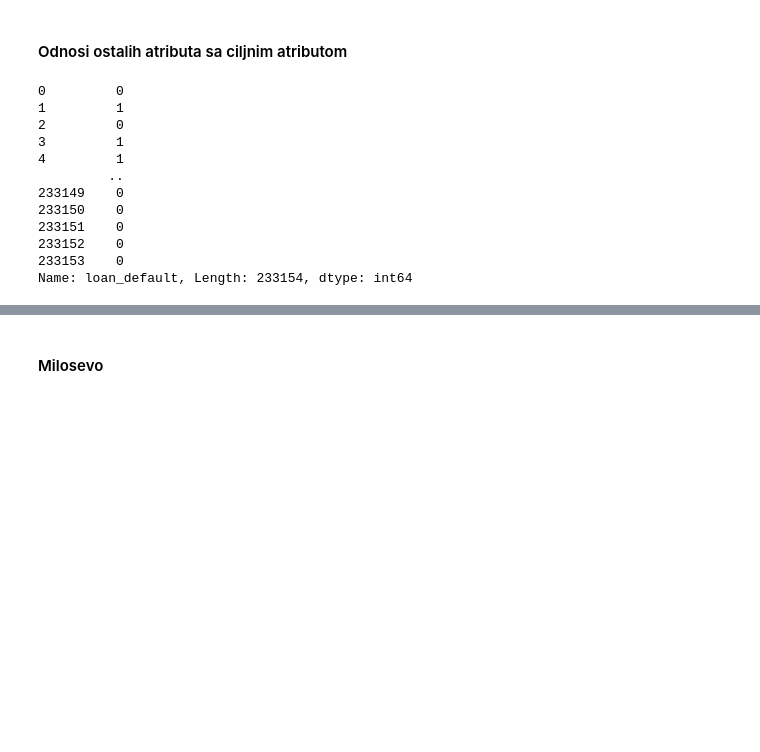
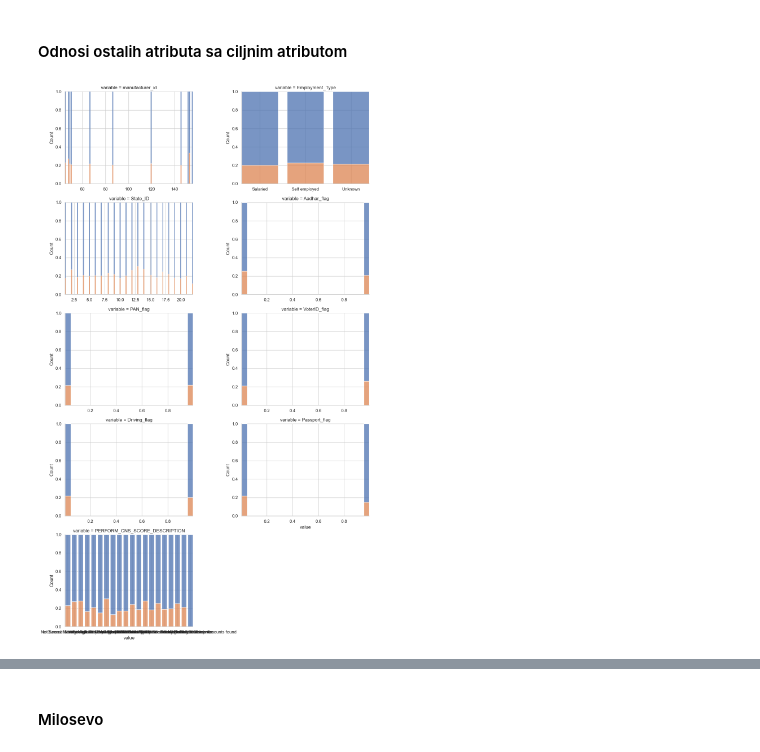
Before and after one commit to olimpijada72/car_loan_default, a Jupyter notebook: miron_projekat.ipynb, the cells around one changed output, grey strips where cells are left out. Saved outputs shown, nothing was run; the diff lists cells and outputs as text; code cells hidden in the pictures; blank space fills up the shorter version.

```diff
--- a/miron_projekat.ipynb
+++ b/miron_projekat.ipynb
@@ -262,43 +455,27 @@ Mozemo da primetimo umerenu snaznu korelaciju izmedju:
 - *PRI.ACTIVE.ACCTS*, broja aktivnih primarnih kredita koje korisnik ima i *NEW.ACCTS.IN.LAST.SIX.MONTHS*, broja novih kredita koje je korisnik uzeo u poslednjih šest meseci
 # %% [markdown]
 #### Odnosi ostalih atributa sa ciljnim atributom
-# %%
-train['loan_default']
-# %% [output]
-0         0
-1         1
-2         0
-3         1
-4         1
-         ..
-233149    0
-233150    0
-233151    0
-233152    0
-233153    0
-Name: loan_default, Length: 233154, dtype: int64
 # %%
-import seaborn as sns
-import matplotlib.pyplot as plt
-import pandas as pd
 
 sns.set_theme(style="whitegrid")
 
 # Try with a subset of categorical columns to debug
-subset_cat_col = cat_col[:6]  # Adjust based on the number of categories
+subset_cat_col = cat_col  # Adjust based on the number of categories
 
 # Melt the dataframe
 melted_df = pd.melt(train, id_vars='loan_default', value_vars=subset_cat_col)
 
 # Create a FacetGrid with 3 columns and adjusted size
-g = sns.FacetGrid(melted_df, col='variable', col_wrap=3, height=4, aspect=1.5, sharex=False, sharey=False)
+g = sns.FacetGrid(melted_df, col='variable', col_wrap=2, height=4, aspect=1.5, sharex=False, sharey=False)
 
 # Map the histogram plot to each subplot
 g.map_dataframe(sns.histplot, x='value', hue='loan_default', multiple='fill', shrink=0.8)
 
 # Adjust the layout and display the plot
 plt.tight_layout()
 
 plt.savefig("facet_grid.png")  # Save the plot to a file
 plt.show()
+# %% [output]
+[figure, added]
 # %%
```
Also changed, not shown: parts of 51 cells of this notebook, 1 other file.
